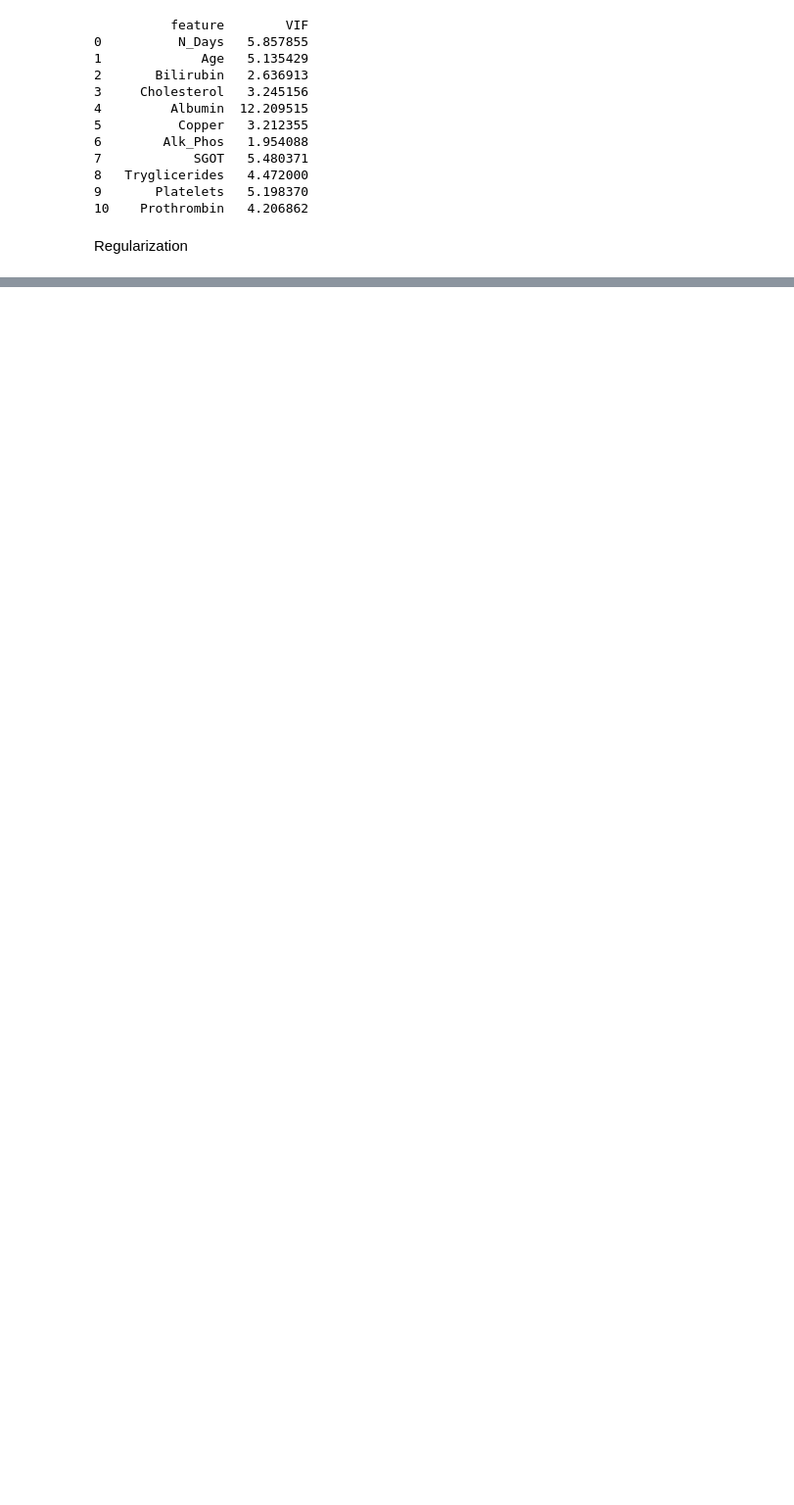
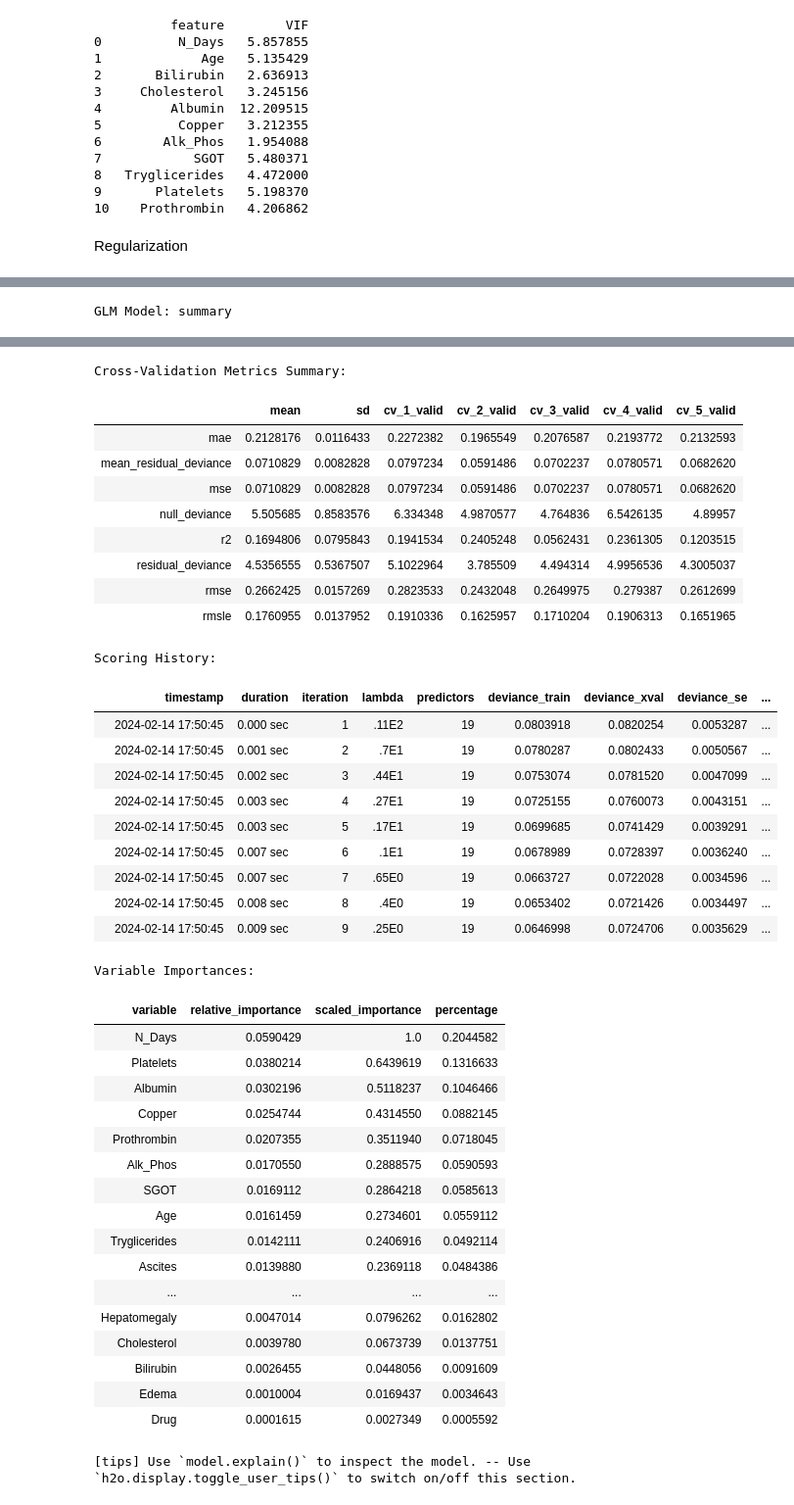
Before and after one commit to sanalpillai/Auto-ML, a Jupyter notebook: AutoML.ipynb, the cells around one changed output, grey strips where cells are left out. Shown at 98% size. Drawn from its saved outputs; the diff is of its cells as text; code cells hidden in the pictures; blank space fills up the shorter version.

Commit message:
Running AutoML for 10 base models

```diff
--- a/AutoML.ipynb
+++ b/AutoML.ipynb
@@ -411,0 +458,9 @@ Regularization
+# %%
+train, test = data.split_frame(seed = 1234, destination_frames = ["train.hex", "test.hex"])
+# %%
+# check the number of train set and test set
+train["is_train"] = 1
+test["is_train"] = 0
+
+drift_data = train.rbind(test)
+drift_data["is_train"] = drift_data["is_train"].asfactor()
@@ -411,0 +476,8 @@ Regularization
+# %%
+x = list(set(train.col_names) - set(["Stage"]))
+# %%
+from h2o.automl import H2OAutoML
+# Run AutoML for 10 base models (limited to 1 hour max runtime by default)
+aml = H2OAutoML(max_models=10, seed=1234, sort_metric="MAE", project_name = "random_split")
+aml.train(x=x, y="Stage", training_frame=train)
+# %% [output]
@@ -411,0 +502 @@ Regularization
+GLM Model: summary
@@ -411,0 +507,40 @@ Regularization
+Cross-Validation Metrics Summary:
+|  | mean | sd | cv_1_valid | cv_2_valid | cv_3_valid | cv_4_valid | cv_5_valid |
+| mae | 0.2128176 | 0.0116433 | 0.2272382 | 0.1965549 | 0.2076587 | 0.2193772 | 0.2132593 |
+| mean_residual_deviance | 0.0710829 | 0.0082828 | 0.0797234 | 0.0591486 | 0.0702237 | 0.0780571 | 0.0682620 |
+| mse | 0.0710829 | 0.0082828 | 0.0797234 | 0.0591486 | 0.0702237 | 0.0780571 | 0.0682620 |
+| null_deviance | 5.505685 | 0.8583576 | 6.334348 | 4.9870577 | 4.764836 | 6.5426135 | 4.89957 |
+| r2 | 0.1694806 | 0.0795843 | 0.1941534 | 0.2405248 | 0.0562431 | 0.2361305 | 0.1203515 |
+| residual_deviance | 4.5356555 | 0.5367507 | 5.1022964 | 3.785509 | 4.494314 | 4.9956536 | 4.3005037 |
+| rmse | 0.2662425 | 0.0157269 | 0.2823533 | 0.2432048 | 0.2649975 | 0.279387 | 0.2612699 |
+| rmsle | 0.1760955 | 0.0137952 | 0.1910336 | 0.1625957 | 0.1710204 | 0.1906313 | 0.1651965 |
+Scoring History:
+|  | timestamp | duration | iteration | lambda | predictors | deviance_train | deviance_xval | deviance_se | ... |
+|  | 2024-02-14 17:50:45 | 0.000 sec | 1 | .11E2 | 19 | 0.0803918 | 0.0820254 | 0.0053287 | ... |
+|  | 2024-02-14 17:50:45 | 0.001 sec | 2 | .7E1 | 19 | 0.0780287 | 0.0802433 | 0.0050567 | ... |
+|  | 2024-02-14 17:50:45 | 0.002 sec | 3 | .44E1 | 19 | 0.0753074 | 0.0781520 | 0.0047099 | ... |
+|  | 2024-02-14 17:50:45 | 0.003 sec | 4 | .27E1 | 19 | 0.0725155 | 0.0760073 | 0.0043151 | ... |
+|  | 2024-02-14 17:50:45 | 0.003 sec | 5 | .17E1 | 19 | 0.0699685 | 0.0741429 | 0.0039291 | ... |
+|  | 2024-02-14 17:50:45 | 0.007 sec | 6 | .1E1 | 19 | 0.0678989 | 0.0728397 | 0.0036240 | ... |
+|  | 2024-02-14 17:50:45 | 0.007 sec | 7 | .65E0 | 19 | 0.0663727 | 0.0722028 | 0.0034596 | ... |
+|  | 2024-02-14 17:50:45 | 0.008 sec | 8 | .4E0 | 19 | 0.0653402 | 0.0721426 | 0.0034497 | ... |
+|  | 2024-02-14 17:50:45 | 0.009 sec | 9 | .25E0 | 19 | 0.0646998 | 0.0724706 | 0.0035629 | ... |
+Variable Importances:
+| variable | relative_importance | scaled_importance | percentage |
+| N_Days | 0.0590429 | 1.0 | 0.2044582 |
+| Platelets | 0.0380214 | 0.6439619 | 0.1316633 |
+| Albumin | 0.0302196 | 0.5118237 | 0.1046466 |
+| Copper | 0.0254744 | 0.4314550 | 0.0882145 |
+| Prothrombin | 0.0207355 | 0.3511940 | 0.0718045 |
+| Alk_Phos | 0.0170550 | 0.2888575 | 0.0590593 |
+| SGOT | 0.0169112 | 0.2864218 | 0.0585613 |
+| Age | 0.0161459 | 0.2734601 | 0.0559112 |
+| Tryglicerides | 0.0142111 | 0.2406916 | 0.0492114 |
+| Ascites | 0.0139880 | 0.2369118 | 0.0484386 |
+| ... | ... | ... | ... |
+| Hepatomegaly | 0.0047014 | 0.0796262 | 0.0162802 |
+| Cholesterol | 0.0039780 | 0.0673739 | 0.0137751 |
+| Bilirubin | 0.0026455 | 0.0448056 | 0.0091609 |
+| Edema | 0.0010004 | 0.0169437 | 0.0034643 |
+| Drug | 0.0001615 | 0.0027349 | 0.0005592 |
+[tips] Use `model.explain()` to inspect the model. -- Use `h2o.display.toggle_user_tips()` to switch on/off this section.
```
Also changed, not shown: parts of 16 cells of this notebook.
